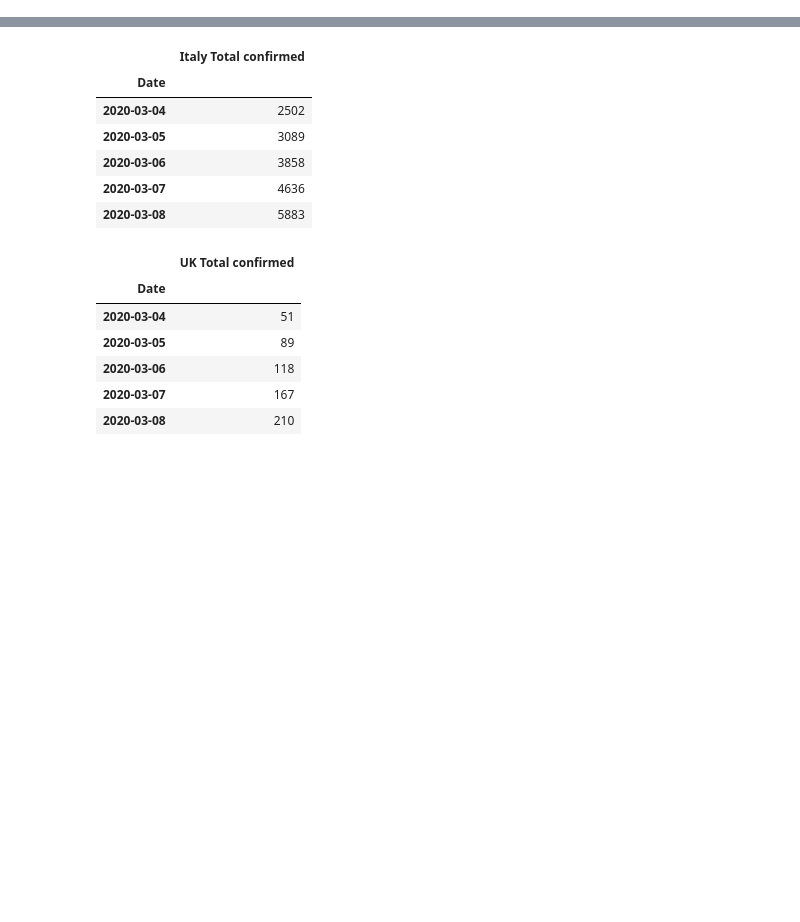
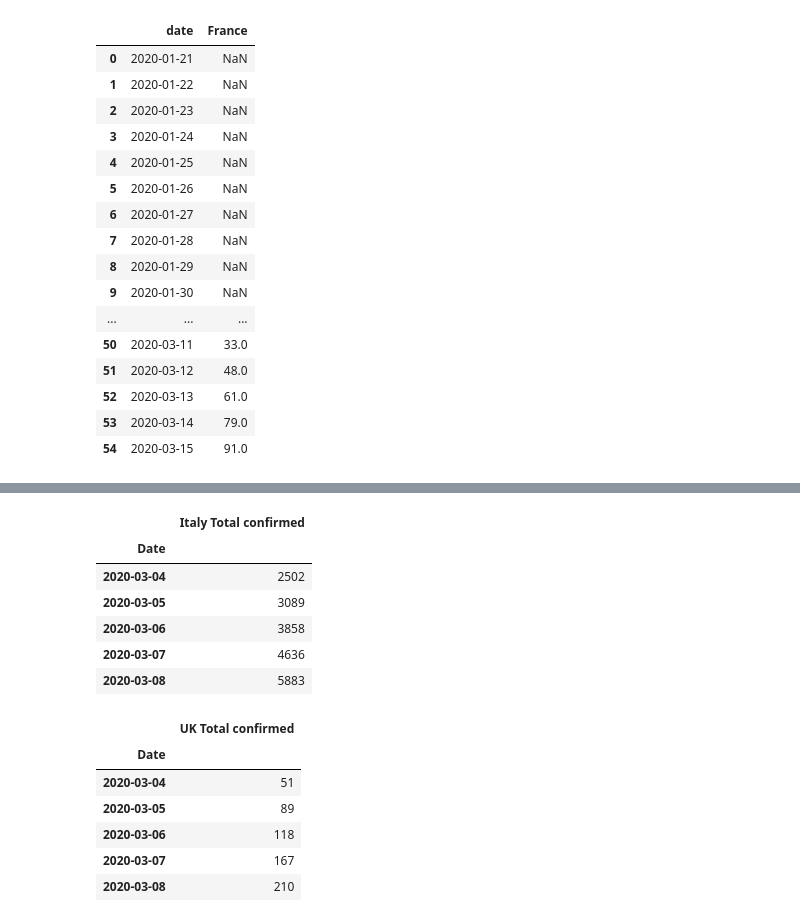
Before and after one commit to gcatanese/Corona-Virus-WHO-Data, a Jupyter notebook: jupyter/notebook1.ipynb, the cells around one changed output, grey strips where cells are left out. Cells and saved outputs as stored; diff of their text form; code cells hidden in the pictures; blank space fills up the shorter version.

```diff
--- a/jupyter/notebook1.ipynb
+++ b/jupyter/notebook1.ipynb
@@ -37,0 +59,24 @@ data_by_country_by_day.head()
+# %%
+# FR by day
+fr_data = df[['date', 'France']]
+fr_data_by_day = fr_data.pivot_table(index=['date'], values=['France'])
+fr_data_by_day.count()
+fr_data
+# %% [output]
+|  | date | France |
+| 0 | 2020-01-21 | NaN |
+| 1 | 2020-01-22 | NaN |
+| 2 | 2020-01-23 | NaN |
+| 3 | 2020-01-24 | NaN |
+| 4 | 2020-01-25 | NaN |
+| 5 | 2020-01-26 | NaN |
+| 6 | 2020-01-27 | NaN |
+| 7 | 2020-01-28 | NaN |
+| 8 | 2020-01-29 | NaN |
+| 9 | 2020-01-30 | NaN |
+| ... | ... | ... |
+| 50 | 2020-03-11 | 33.0 |
+| 51 | 2020-03-12 | 48.0 |
+| 52 | 2020-03-13 | 61.0 |
+| 53 | 2020-03-14 | 79.0 |
+| 54 | 2020-03-15 | 91.0 |
```
Also changed, not shown: parts of 9 cells of this notebook, 1 other file.
